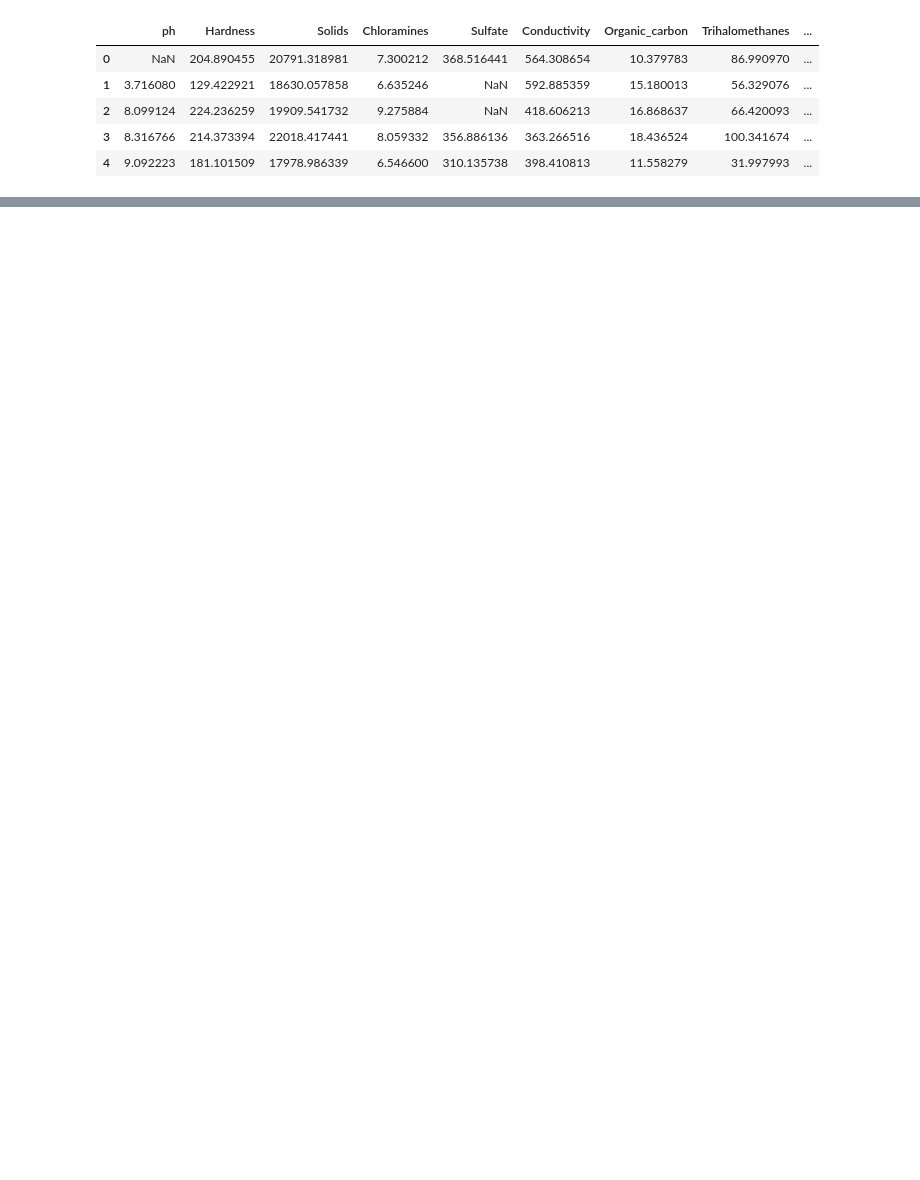
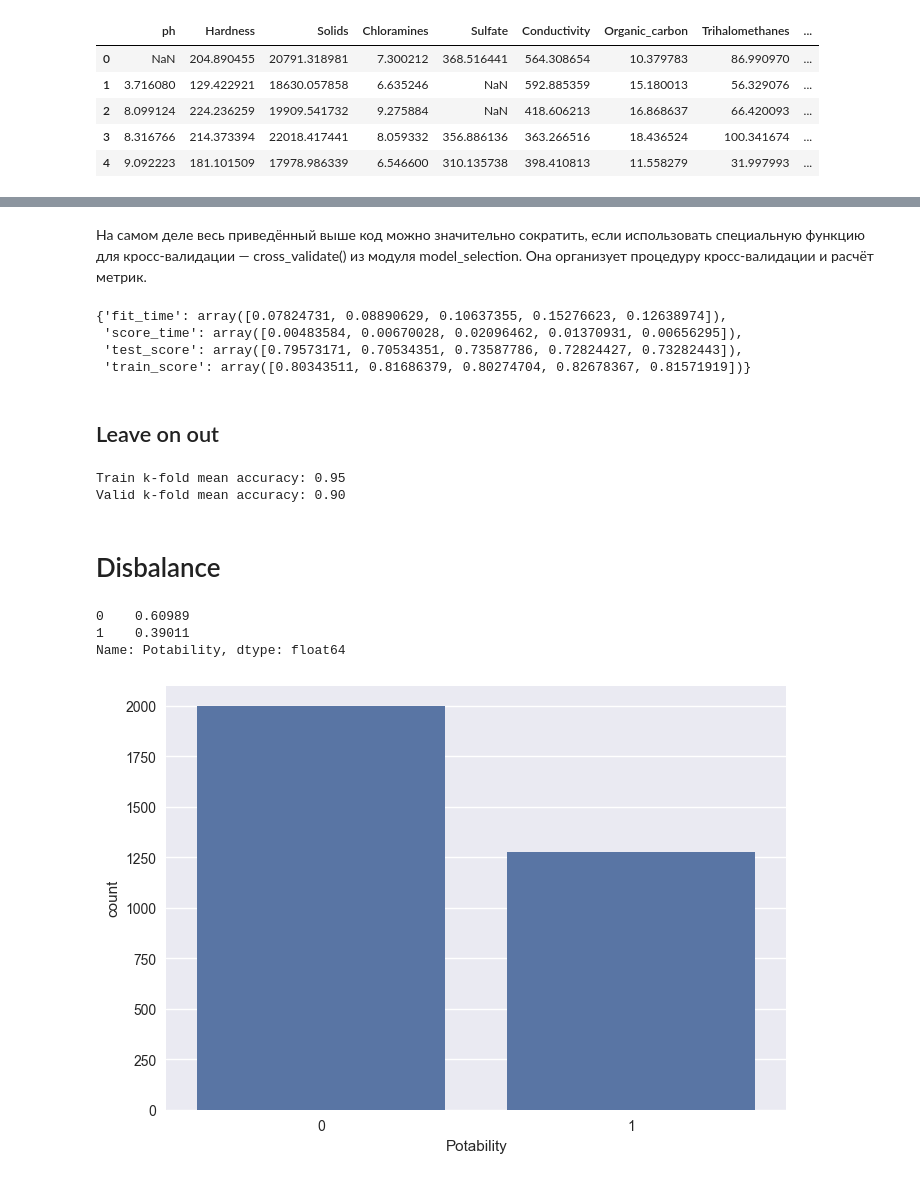
Before and after one commit to schdlr50/SF_ML_1, a Jupyter notebook: ML4_water_prob.ipynb, the cells around one changed output, grey strips where cells are left out. Drawn from its saved outputs; the diff is of its cells as text; code cells hidden in the pictures; blank space fills up the shorter version.

```diff
--- a/ML4_water_prob.ipynb
+++ b/ML4_water_prob.ipynb
@@ -22,0 +39,5 @@ water_data.head()
+# %%
+#Заполняем пропуски
+water_data['ph'] = water_data['ph'].fillna(water_data.groupby('Potability')['ph'].transform('median'))
+water_data['Sulfate'] = water_data['Sulfate'].fillna(water_data.groupby('Potability')['Sulfate'].transform('median'))
+water_data['Trihalomethanes'] = water_data['Trihalomethanes'].fillna(water_data.groupby('Potability')['Trihalomethanes'].transform('median'))
@@ -22,0 +153,68 @@ water_data.head()
+# %% [markdown]
+На самом деле весь приведённый выше код можно значительно сократить, если использовать специальную функцию для кросс-валидации — cross_validate() из модуля model_selection. Она организует процедуру кросс-валидации и расчёт метрик.
+# %%
+#Создаём модель
+model = tree.DecisionTreeClassifier(
+    criterion='entropy', #критерий информативности
+    max_depth=7, #максимальная глубина
+    min_samples_leaf=5, #минимальное число объектов в листе
+    random_state=42 #генератор случайных чисел
+)
+
+#Создаём объект кросс-валидатора KFold
+kf = model_selection.KFold(n_splits=5)
+
+#Считаем метрики на кросс-валидации k-fold
+cv_metrics = model_selection.cross_validate(
+    estimator=model, #модель
+    X=X, #матрица наблюдений X
+    y=y, #вектор ответов y
+    cv=kf, #кросс-валидатор
+    scoring='accuracy', #метрика
+    return_train_score=True #подсчёт метрики на тренировочных фолдах
+)
+display(cv_metrics)
+# %% [output]
+{'fit_time': array([0.07824731, 0.08890629, 0.10637355, 0.15276623, 0.12638974]),
+ 'score_time': array([0.00483584, 0.00670028, 0.02096462, 0.01370931, 0.00656295]),
+ 'test_score': array([0.79573171, 0.70534351, 0.73587786, 0.72824427, 0.73282443]),
+ 'train_score': array([0.80343511, 0.81686379, 0.80274704, 0.82678367, 0.81571919])}
+# %% [markdown]
+## Leave on out
+# %%
+#Создаём модель
+model = tree.DecisionTreeClassifier(
+    criterion='entropy', #критерий информативности
+    max_depth=7, #максимальная глубина
+    min_samples_leaf=5, #минимальное число объектов в листе
+    random_state=42 #генератор случайных чисел
+)
+
+#Создаём кросс-валидатор LeaveOneOut
+loo = model_selection.LeaveOneOut()
+
+#Считаем метрики на кросс-валидации leave-one-out
+cv_metrics = model_selection.cross_validate(
+    estimator=model, #модель
+    X=X.iloc[:500], #матрица наблюдений X
+    y=y.iloc[:500], #вектор ответов y
+    cv=loo, #кросс-валидатор
+    scoring='accuracy', #метрика
+    return_train_score=True #подсчёт метрики на тренировочных фолдах
+)
+
+print('Train k-fold mean accuracy: {:.2f}'.format(np.mean(cv_metrics['train_score'])))
+print('Valid k-fold mean accuracy: {:.2f}'.format(np.mean(cv_metrics['test_score'])))
+# %% [output]
+Train k-fold mean accuracy: 0.95
+Valid k-fold mean accuracy: 0.90
+# %% [markdown]
+# Disbalance
+# %%
+display(water_data['Potability'].value_counts(normalize=True))
+sns.countplot(data=water_data, x='Potability');
+# %% [output]
+0    0.60989
+1    0.39011
+Name: Potability, dtype: float64
+[figure, added]
```
Also changed, not shown: parts of 31 cells of this notebook.
